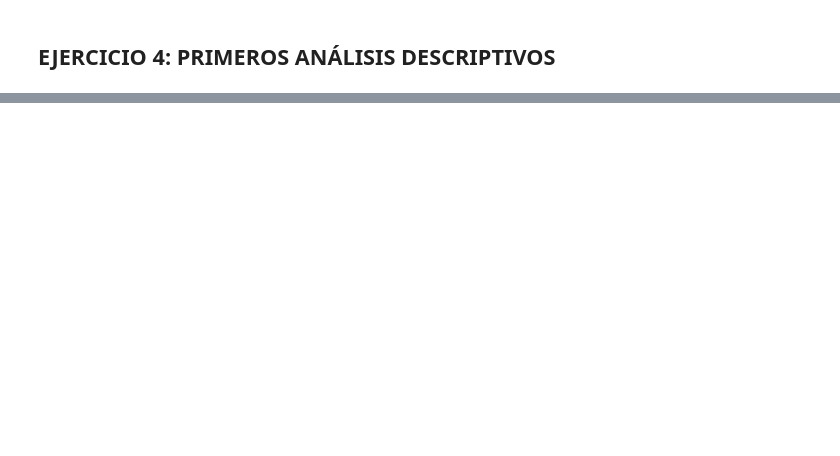
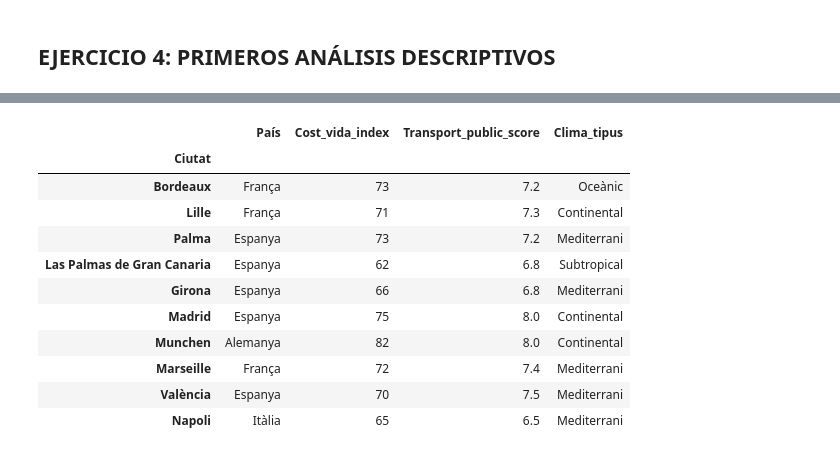
Before and after one commit to noelcarrionmatias/IT_Data, a Jupyter notebook: Especializacion/8_Sprint/ejercicios_s8.ipynb, the cells around one changed output, grey strips where cells are left out. Cells and saved outputs as stored; diff of their text form; code cells hidden in the pictures; blank space fills up the shorter version.

```diff
--- a/Especializacion/8_Sprint/ejercicios_s8.ipynb
+++ b/Especializacion/8_Sprint/ejercicios_s8.ipynb
@@ -1756,0 +1855,15 @@ genere_salari
+# %%
+ciutat_context.sample(10)
+# %% [output]
+|  | País | Cost_vida_index | Transport_public_score | Clima_tipus |
+| Ciutat |  |  |  |  |
+| Bordeaux | França | 73 | 7.2 | Oceànic |
+| Lille | França | 71 | 7.3 | Continental |
+| Palma | Espanya | 73 | 7.2 | Mediterrani |
+| Las Palmas de Gran Canaria | Espanya | 62 | 6.8 | Subtropical |
+| Girona | Espanya | 66 | 6.8 | Mediterrani |
+| Madrid | Espanya | 75 | 8.0 | Continental |
+| Munchen | Alemanya | 82 | 8.0 | Continental |
+| Marseille | França | 72 | 7.4 | Mediterrani |
+| València | Espanya | 70 | 7.5 | Mediterrani |
+| Napoli | Itàlia | 65 | 6.5 | Mediterrani |
```
Also changed, not shown: parts of 55 cells of this notebook.
